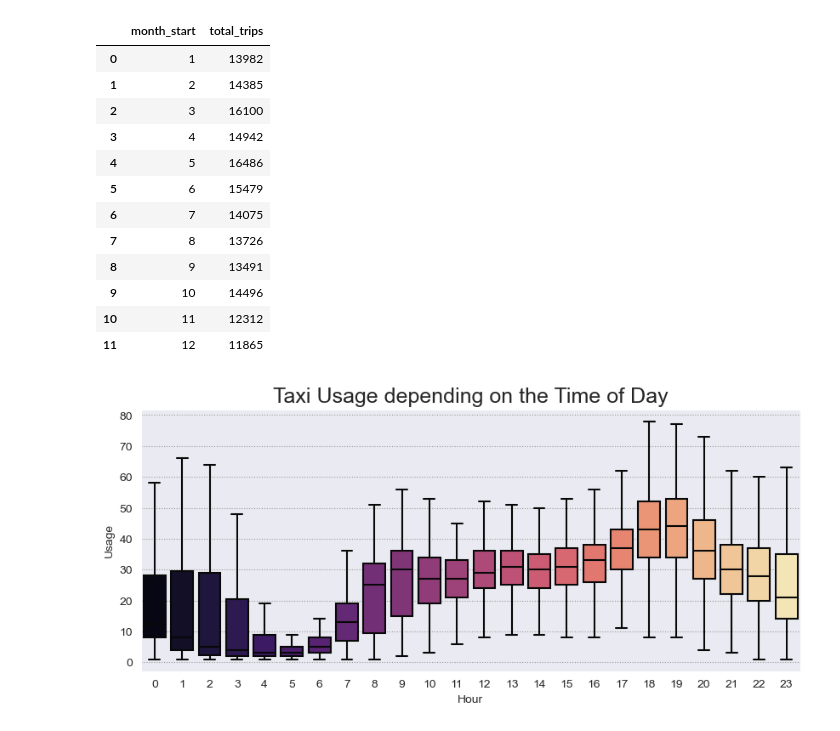
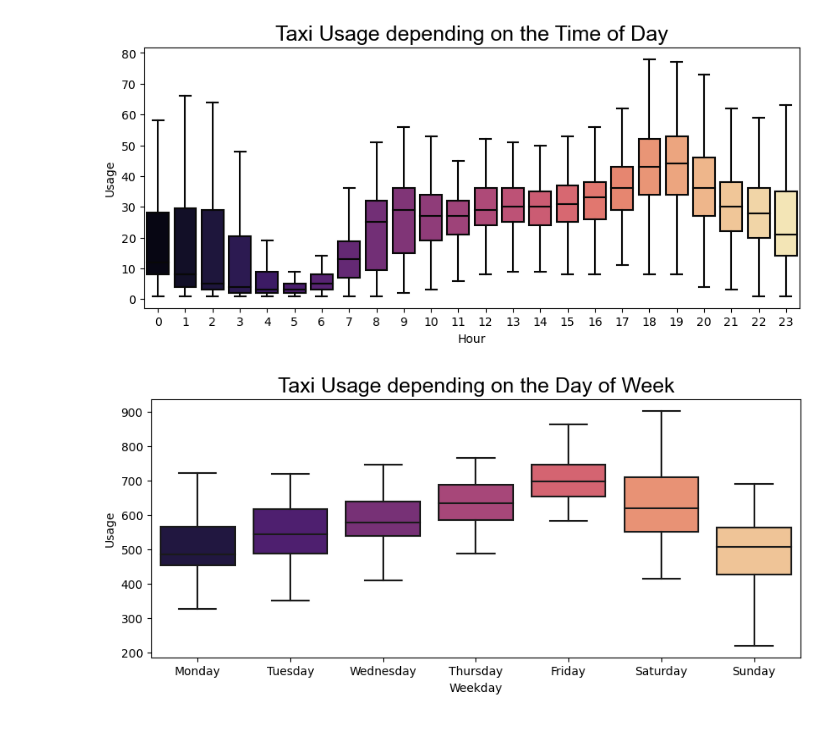
Before and after one commit to Jerematix/aaa, a Jupyter notebook: notebooks/2_descriptive_analysis/02_patterns.ipynb, the cells around one changed output. Cells and saved outputs as stored; diff of their text form; code cells hidden in the pictures.

Commit message:
Add price, fix error, more taxi usage (with Sarah)

```diff
--- a/notebooks/2_descriptive_analysis/02_patterns.ipynb
+++ b/notebooks/2_descriptive_analysis/02_patterns.ipynb
@@ -21,7 +22,7 @@ trips_df.head()
 # %%
 #Simplify times to full hour
-trips_df['start_time_hour'] = trips_df['Trip Start Timestamp'].dt.floor('1H')
-trips_df['end_time_hour'] = trips_df['Trip End Timestamp'].dt.floor('1H')
+trips_df['start_time_hour'] = trips_df['trip_start_timestamp'].dt.floor('1H')
+trips_df['end_time_hour'] = trips_df['trip_end_timestamp'].dt.floor('1H')
 
 #Calculation of started and finished trips per hour
 trips_starting = (trips_df.groupby(["start_time_hour"]).size().to_frame("trips_starting"))
@@ -36,8 +37,10 @@ trips_hourly['trips_diff'] = trips_hourly['trips_starting'] - trips_hourly['trip
 trips_hourly['trips_active'] = trips_hourly['trips_diff'].cumsum()
 trips_hourly['trips_prev_active'] = trips_hourly['trips_active'].shift(1)
 
+#Keep only relevant features
 trips_hourly = trips_hourly[['trips_starting', 'trips_prev_active']]
 
+#Remove unavailable entries
 trips_hourly = trips_hourly.dropna()
 
 trips_hourly["ongoing_trips"] = trips_hourly["trips_starting"] + trips_hourly["trips_prev_active"]
@@ -45,6 +48,7 @@ trips_hourly["ongoing_trips"] = trips_hourly["trips_starting"] + trips_hourly["t
 trips_hourly['day_of_year'] = trips_hourly.index.day_of_year
 trips_hourly['hour'] = trips_hourly.index.hour
 trips_hourly['day_of_week'] = trips_hourly.index.day_of_week
+trips_hourly['month'] = trips_hourly.index.month
 
 trips_hourly
 # %% [output]
@@ -90,32 +100,28 @@ trips_hourly_with_precip
-# %%
-#trips_df['trips_month']=trips_df.groupby['month_start'].sum()
-trips_per_month = trips_df.groupby('month_start').size().reset_index(name='total_trips')
-trips_per_month
-# %% [output]
-|  | month_start | total_trips |
-| 0 | 1 | 13982 |
-| 1 | 2 | 14385 |
-| 2 | 3 | 16100 |
-| 3 | 4 | 14942 |
-| 4 | 5 | 16486 |
-| 5 | 6 | 15479 |
-| 6 | 7 | 14075 |
-| 7 | 8 | 13726 |
-| 8 | 9 | 13491 |
-| 9 | 10 | 14496 |
-| 10 | 11 | 12312 |
-| 11 | 12 | 11865 |
 # %%
-########### Why is the usage scale small? #####################
 trips_hourly_hour = trips_hourly.groupby(["day_of_year","hour"])["ongoing_trips"].sum()
 trips_hourly_hour = pd.DataFrame(trips_hourly_hour)
+hour=[0, 1, 2, 3, 4, 5, 6, 7, 8, 9, 10, 11, 12, 13, 14, 15, 16, 17, 18, 19, 20, 21, 22, 23]
 
-#Displaying values graphically
-fig,ax = plt.subplots(figsize=(10,4))
-sns.boxplot(x=trips_hourly_hour.index.get_level_values(1), y=trips_hourly_hour["ongoing_trips"],ax=ax, palette="magma", showfliers=False)
-ax.set_title("Taxi Usage depending on the Time of Day", fontsize=18, fontname="Arial")
-ax.set_xlabel("Hour")
-ax.set_ylabel("Usage")
+fig, ax1 = plt.subplots(figsize=(10, 4))
+sns.boxplot(x=trips_hourly_hour.index.get_level_values(1), y=trips_hourly_hour["ongoing_trips"], ax=ax1, palette="magma", showfliers=False)
+ax1.set_title("Taxi Usage depending on the Time of Day", fontsize=18, fontname="Arial")
+ax1.set_xlabel("Hour")
+ax1.set_ylabel("Usage")
+ax1.set_xticklabels(hour)
+
+
+
+weekday=['Monday','Tuesday','Wednesday','Thursday','Friday','Saturday','Sunday']
+trips_hourly_week = trips_hourly.groupby(["day_of_year","day_of_week"])["ongoing_trips"].sum()
+trips_hourly_week = pd.DataFrame(trips_hourly_week)
+
+fig, ax2 = plt.subplots(figsize=(10, 4))
+sns.boxplot(x=trips_hourly_week.index.get_level_values(1), y=trips_hourly_week["ongoing_trips"], ax=ax2, palette="magma", showfliers=False)
+ax2.set_title("Taxi Usage depending on the Day of Week", fontsize=18, fontname="Arial")
+ax2.set_xlabel("Weekday")
+ax2.set_ylabel("Usage")
+ax2.set_xticklabels(weekday)
 plt.show()
 # %% [output]
-[figure, old version]
+[figure, new version]
+[figure, added]
```
Also changed, not shown: parts of 14 cells of this notebook.
